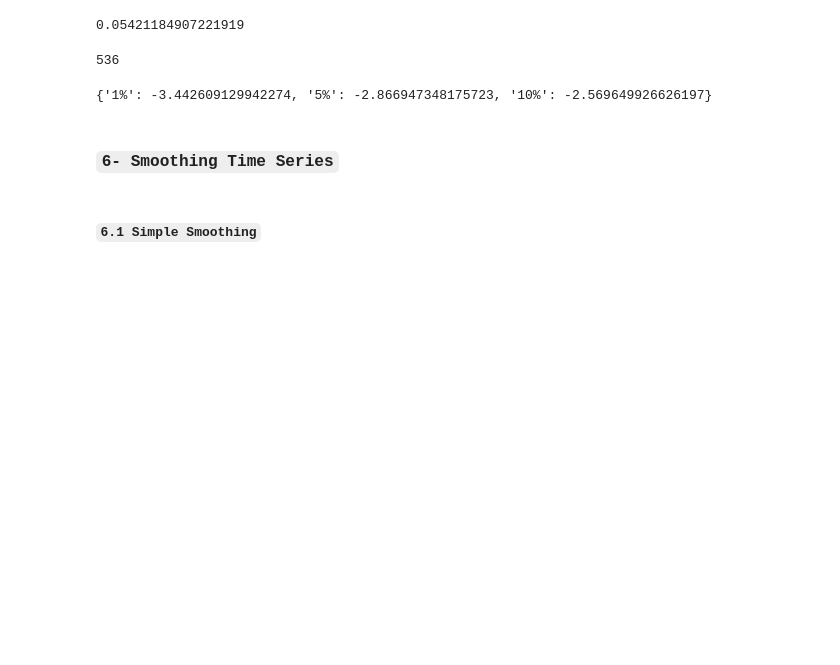
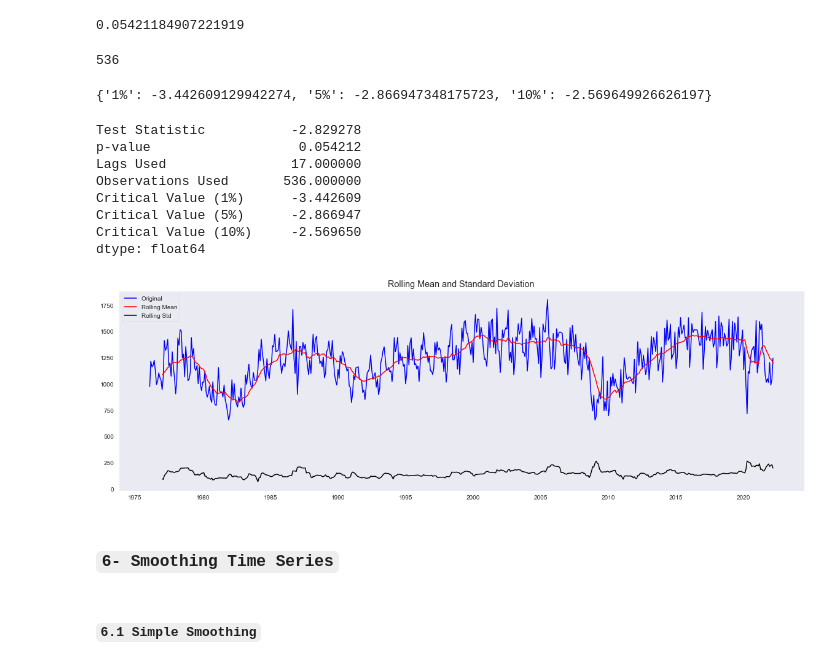
Before and after one commit to AI-MOO/IBM-Machine-Learning-Professional-Certificate, a Jupyter notebook: 06-Specialized Models Time Series and Survival Analysis/Final_Project.ipynb, the cells around one changed output. Saved outputs shown, nothing was run; the diff lists cells and outputs as text; code cells hidden in the pictures; blank space fills up the shorter version.

```diff
--- a/06-Specialized Models Time Series and Survival Analysis/Final_Project.ipynb
+++ b/06-Specialized Models Time Series and Survival Analysis/Final_Project.ipynb
@@ -250,6 +250,43 @@ print(nobs)
 print(critical_values)
 # %% [output]
 {'1%': -3.442609129942274, '5%': -2.866947348175723, '10%': -2.569649926626197}
+# %%
+# define Dickey-Fuller Test (DFT) function
+# Null is that unit root is present, rejection means likely stationary
+import statsmodels.tsa.stattools as ts
+def dftest(timeseries):
+    dftest = ts.adfuller(timeseries,)
+    dfoutput = pd.Series(dftest[0:4],
+                         index=['Test Statistic','p-value','Lags Used','Observations Used'])
+    for key,value in dftest[4].items():
+        dfoutput['Critical Value (%s)'%key] = value
+    print(dfoutput)
+    #Determing rolling statistics
+    rolmean = timeseries.rolling(window=12).mean()
+    rolstd = timeseries.rolling(window=12).std()
+
+    #Plot rolling statistics:
+    orig = plt.plot(timeseries, color='blue',label='Original')
+    mean = plt.plot(rolmean, color='red', label='Rolling Mean')
+    std = plt.plot(rolstd, color='black', label = 'Rolling Std')
+    plt.legend(loc='best')
+    plt.title('Rolling Mean and Standard Deviation')
+    plt.grid()
+    plt.show(block=False)
+# %%
+# run DFT on monthly
+dftest(light_cars_sales['SALES'])
+# p-value allows us to reject a unit root: data is stationary
+# %% [output]
+Test Statistic           -2.829278
+p-value                   0.054212
+Lags Used                17.000000
+Observations Used       536.000000
+Critical Value (1%)      -3.442609
+Critical Value (5%)      -2.866947
+Critical Value (10%)     -2.569650
+dtype: float64
+[figure, added]
 # %% [markdown]
 ### `6- Smoothing Time Series`
 # %%
```
Also changed, not shown: parts of 57 cells of this notebook.
